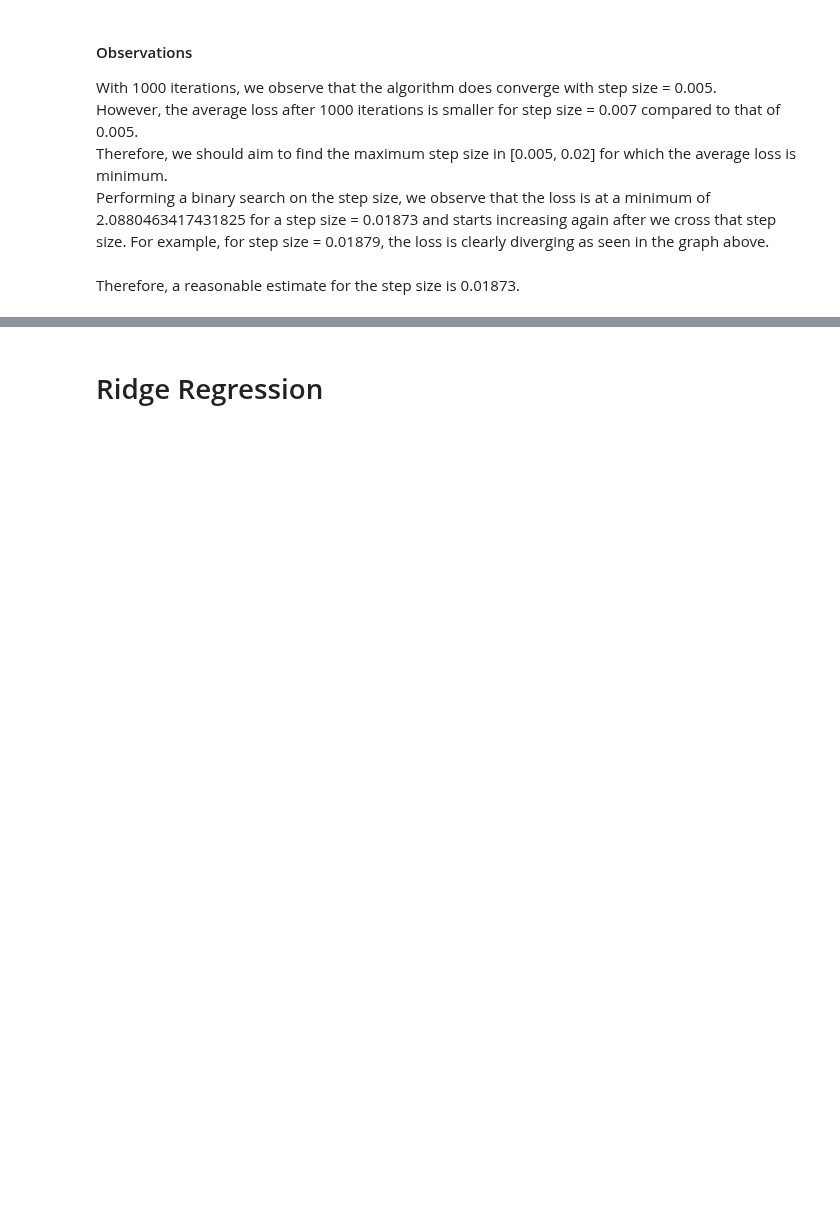
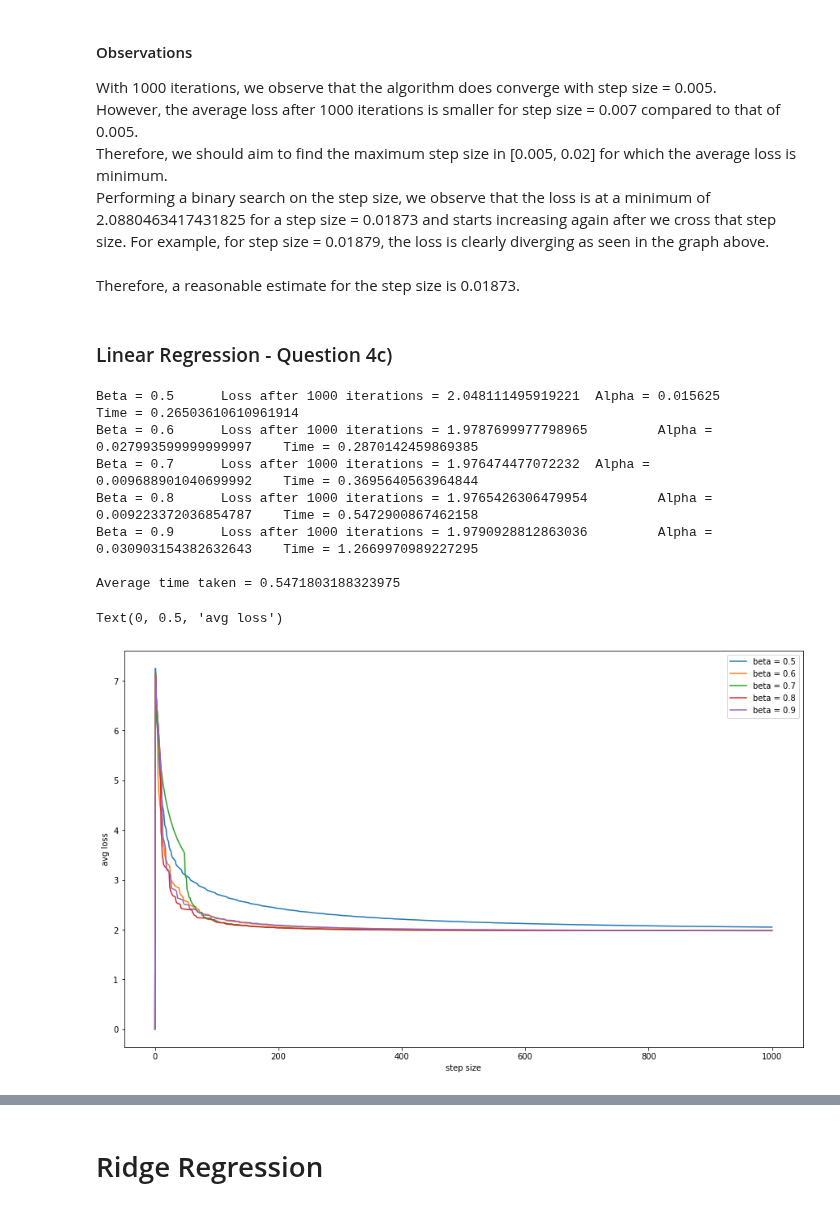
Before and after one commit to nikhilvsupekar/ml-algorithms, a Jupyter notebook: notebooks/hw2_gd_regression.ipynb, the cells around one changed output, grey strips where cells are left out. Cells and saved outputs as stored; diff of their text form; code cells hidden in the pictures; blank space fills up the shorter version.

Commit message:
[DS-GA 1003][HW2] Backtracking Line Search - impl + experiments

```diff
--- a/notebooks/hw2_gd_regression.ipynb
+++ b/notebooks/hw2_gd_regression.ipynb
@@ -416,3 +425,5 @@ However, the average loss after 1000 iterations is smaller for step size = 0.007
 Therefore, we should aim to find the maximum step size in \[0.005, 0.02\] for which the average loss is minimum. <br>
 Performing a binary search on the step size, we observe that the loss is at a minimum of 2.0880463417431825 for a step size = 0.01873 and starts increasing again after we cross that step size. For example, for step size = 0.01879, the loss is clearly diverging as seen in the graph above.<br><br>
 Therefore, a reasonable estimate for the step size is 0.01873.<br>
+# %% [markdown]
+### Linear Regression - Question 4c)
@@ -418,0 +474,31 @@ Therefore, a reasonable estimate for the step size is 0.01873.<br>
+# %%
+fig, ax = plt.subplots(figsize = (15, 9))
+
+beta_list = [0.5, 0.6, 0.7, 0.8, 0.9]
+num_iterations = 1000
+alpha = 0.015
+times = []
+
+for beta in beta_list:
+    start = time.time()
+    theta, loss, alpha = batch_grad_descent_backtrack(X_train, y_train, alpha=step_size, num_step=num_iterations, beta = beta)
+    end = time.time()
+    ax.plot(list(range(num_iterations + 1)), loss, label = 'beta = ' + str(beta))
+    print('Beta = {} \tLoss after 1000 iterations = {} \tAlpha = {} \tTime = {}'.format(beta, loss[-1], alpha, end - start))
+    times.append(end - start)
+
+print('\nAverage time taken = ' + str(np.mean(times)))
+
+ax.legend()
+plt.xlabel('step size')
+plt.ylabel('avg loss')
+# %% [output]
+Beta = 0.5      Loss after 1000 iterations = 2.048111495919221  Alpha = 0.015625        Time = 0.26503610610961914
+Beta = 0.6      Loss after 1000 iterations = 1.9787699977798965         Alpha = 0.027993599999999997    Time = 0.2870142459869385
+Beta = 0.7      Loss after 1000 iterations = 1.976474477072232  Alpha = 0.009688901040699992    Time = 0.3695640563964844
+Beta = 0.8      Loss after 1000 iterations = 1.9765426306479954         Alpha = 0.009223372036854787    Time = 0.5472900867462158
+Beta = 0.9      Loss after 1000 iterations = 1.9790928812863036         Alpha = 0.030903154382632643    Time = 1.2669970989227295
+
+Average time taken = 0.5471803188323975
+Text(0, 0.5, 'avg loss')
+[figure, added]
```
Also changed, not shown: parts of 8 cells of this notebook.
